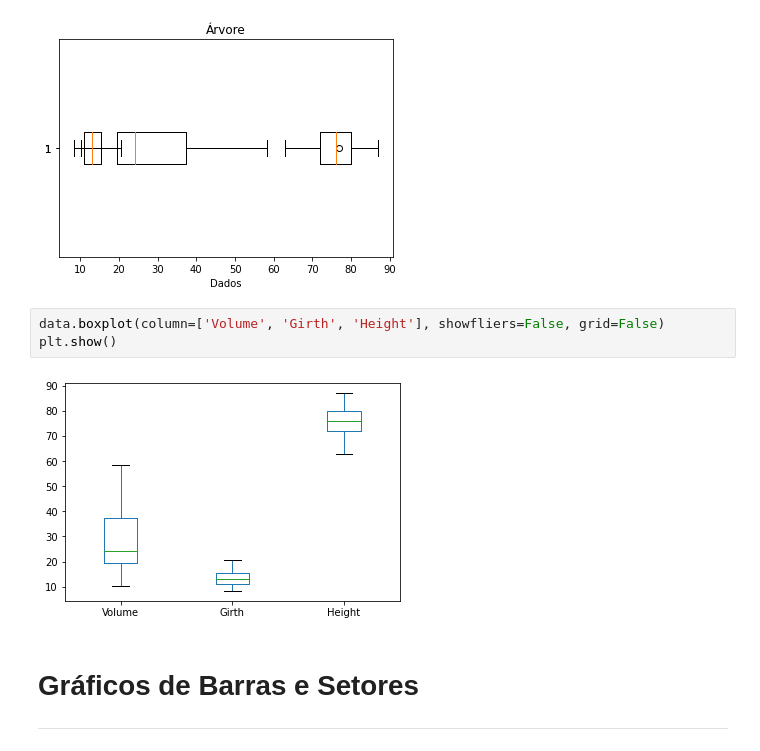
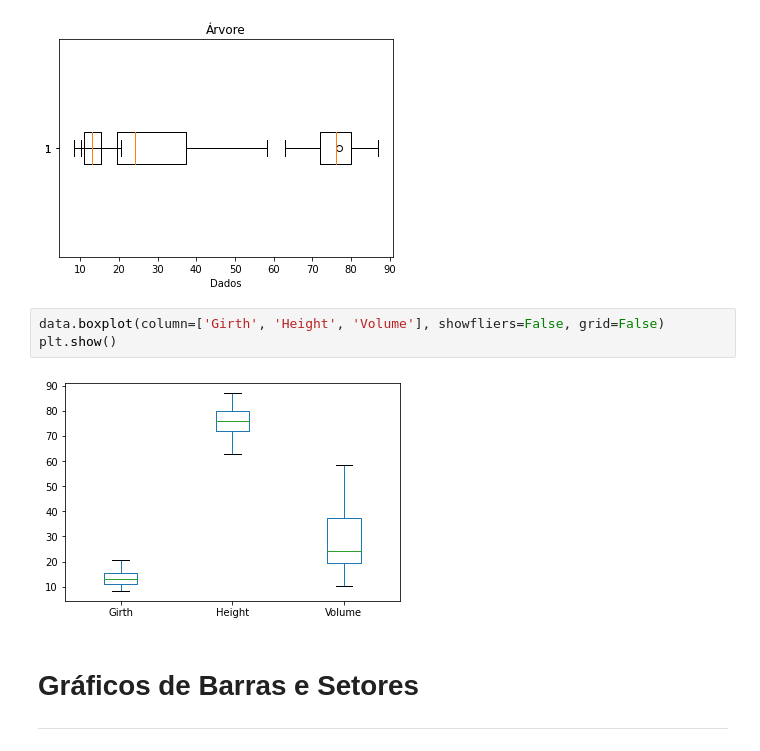
Before and after one commit to emariot/Tratamento_Dados_R_Python, a Jupyter notebook: Python/Gráficos.ipynb, the cells around one changed output. Saved outputs shown, nothing was run; the diff lists cells and outputs as text.

```diff
--- a/Python/Gráficos.ipynb
+++ b/Python/Gráficos.ipynb
@@ -191,10 +191,10 @@ plt.xlabel('Dados');
 # %% [output]
 [figure]
 # %%
-data.boxplot(column=['Volume', 'Girth', 'Height'], showfliers=False, grid=False)
+data.boxplot(column=['Girth', 'Height', 'Volume'], showfliers=False, grid=False)
 plt.show()
 # %% [output]
-[figure, old version]
+[figure, new version]
 # %% [markdown]
 # Gráficos de Barras e Setores
 ---
```
Also changed, not shown: parts of 23 cells of this notebook.
